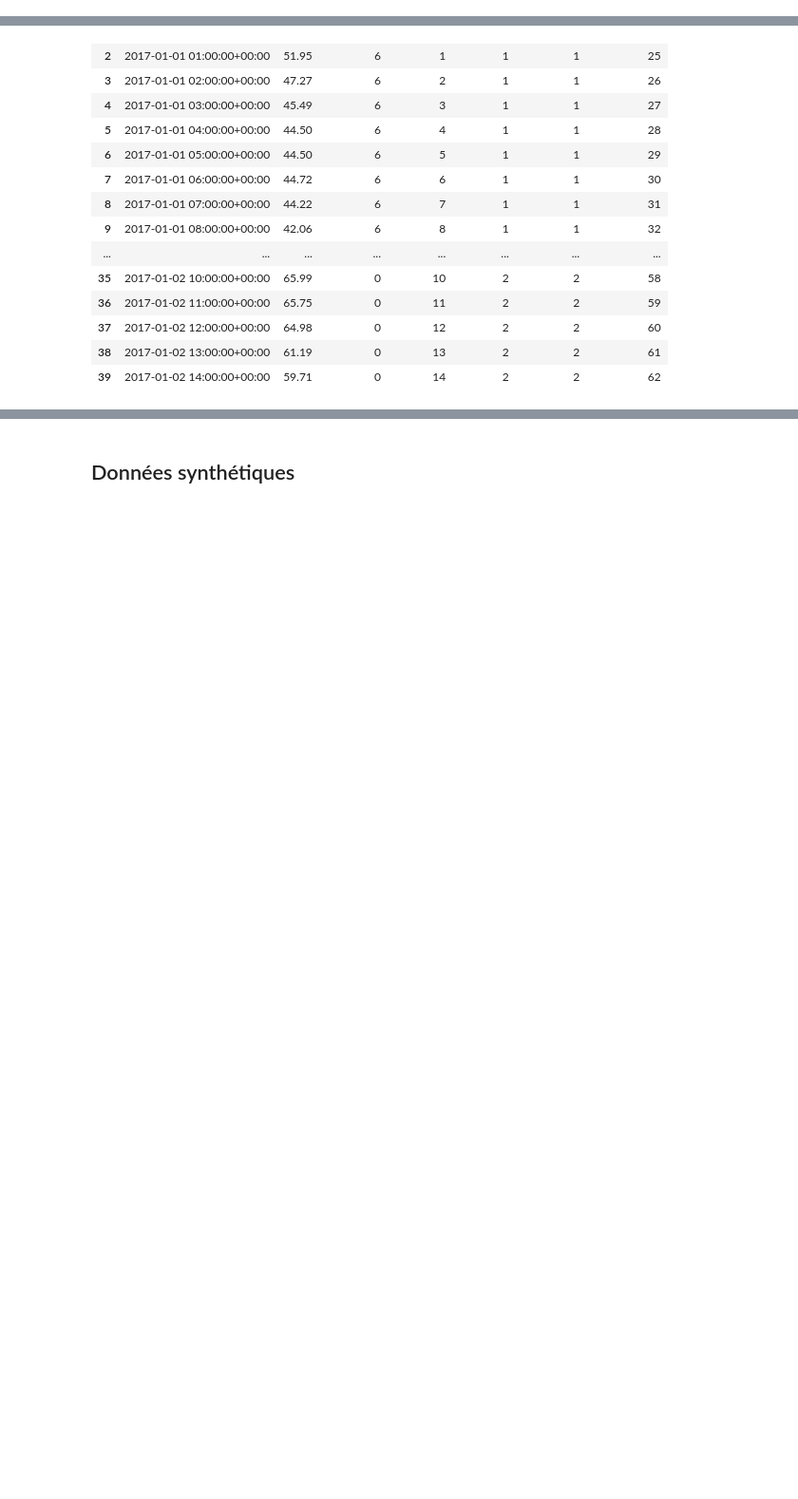
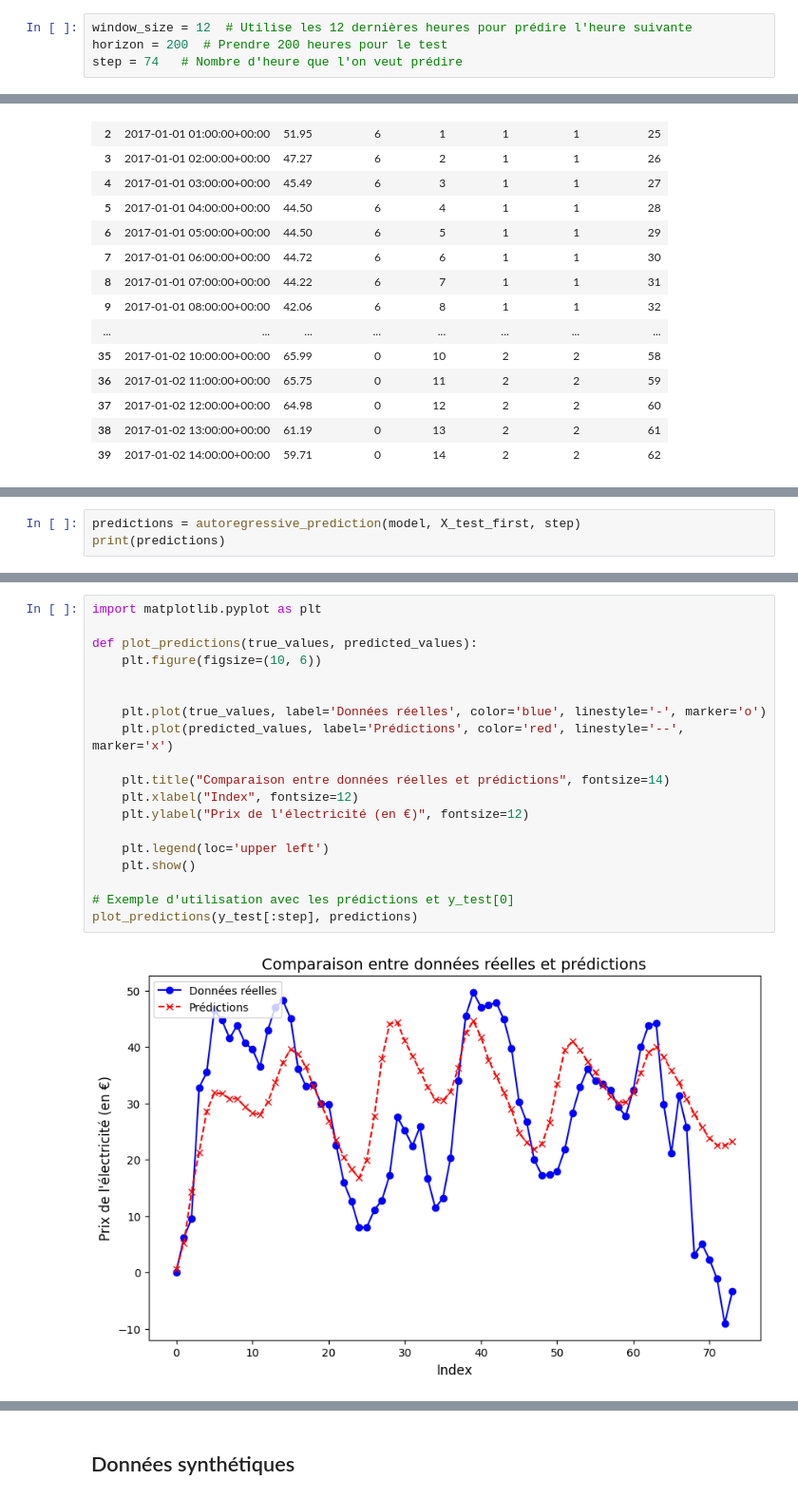
Before and after one commit to RobinMeneust/air_liquide_ai_challenge, a Jupyter notebook: notebooks/Conv1D.ipynb, the cells around one changed output, grey strips where cells are left out. Shown: that part at 95% size. Drawn from its saved outputs; the diff is of its cells as text; blank space fills up the shorter version.

Commit message:
Prediction Synthetic & Historic

```diff
--- a/notebooks/Conv1D.ipynb
+++ b/notebooks/Conv1D.ipynb
@@ -525,6 +527,10 @@ from tensorflow.keras.layers import Conv1D, MaxPooling1D, Flatten, Dense
 from tensorflow.keras.optimizers import Adam
 # %% [markdown]
 ## Données historiques
+# %%
+window_size = 12  # Utilise les 12 dernières heures pour prédire l'heure suivante
+horizon = 200  # Prendre 200 heures pour le test
+step = 74   # Nombre d'heure que l'on veut prédire
 # %%
 # Fonction pour prétraiter les données historiques
 def preprocess_true_data(df):
@@ -561,0 +737,3 @@ df_price_preprocessed.head(40)
+# %%
+predictions = autoregressive_prediction(model, X_test_first, step)
+print(predictions)
@@ -561,0 +758,21 @@ df_price_preprocessed.head(40)
+# %%
+import matplotlib.pyplot as plt
+
+def plot_predictions(true_values, predicted_values):
+    plt.figure(figsize=(10, 6))
+
+
+    plt.plot(true_values, label='Données réelles', color='blue', linestyle='-', marker='o')
+    plt.plot(predicted_values, label='Prédictions', color='red', linestyle='--', marker='x')
+
+    plt.title("Comparaison entre données réelles et prédictions", fontsize=14)
+    plt.xlabel("Index", fontsize=12)
+    plt.ylabel("Prix de l'électricité (en €)", fontsize=12)
+
+    plt.legend(loc='upper left')
+    plt.show()
+
+# Exemple d'utilisation avec les prédictions et y_test[0]
+plot_predictions(y_test[:step], predictions)
+# %% [output]
+[figure, added]
```
Also changed, not shown: parts of 51 cells of this notebook.
